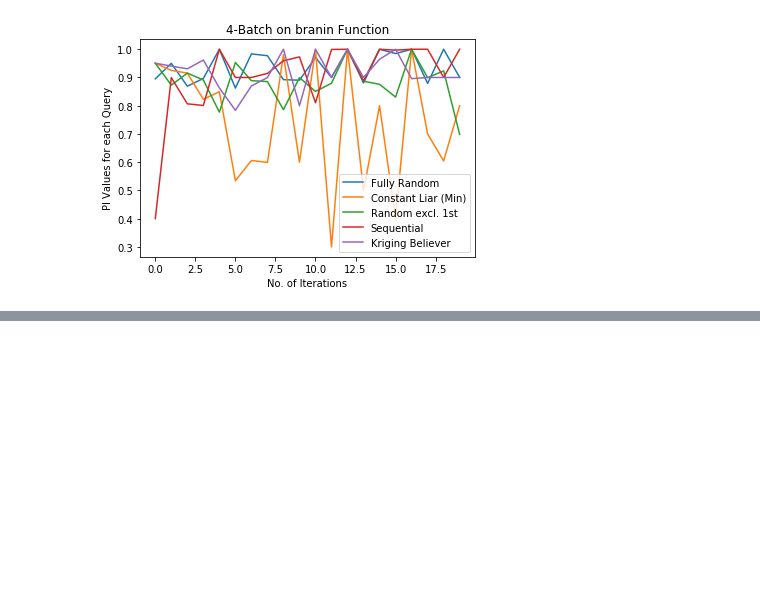
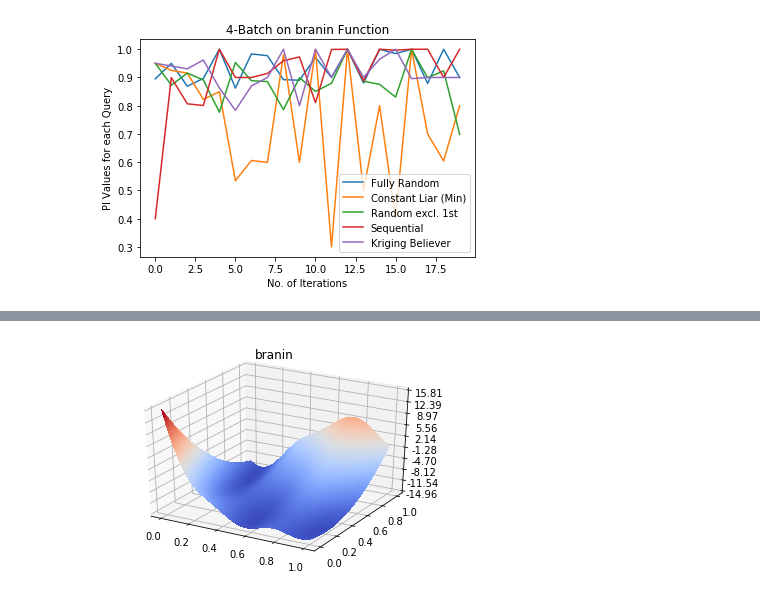
Before and after one commit to jamjs98764/Parallel-Bayesian-Optimisation, a Jupyter notebook: FITBO_GPy-FITBOMM_only/Plotting Results.ipynb, the cells around one changed output, grey strips where cells are left out. Drawn from its saved outputs; the diff is of its cells as text; code cells hidden in the pictures; blank space fills up the shorter version.

```diff
--- a/FITBO_GPy-FITBOMM_only/Plotting Results.ipynb
+++ b/FITBO_GPy-FITBOMM_only/Plotting Results.ipynb
@@ -321,0 +256,84 @@ b.shape
+# %%
+from Test_Funcs import egg,hartmann,branin
+from mpl_toolkits.mplot3d import axes3d, Axes3D
+from matplotlib import cm
+from matplotlib.ticker import LinearLocator, FormatStrFormatter
+
+selected_func = "branin"
+
+funcs = {
+    "branin": branin,
+    "egg": egg,
+    "hartmann": hartmann
+}
+
+# Minimum y value
+min_y_dict = {
+    "hartmann": np.array([-18.22368011]),
+    "egg": np.array([-9.596407]),
+    "branin": np.array([-14.96021125])
+}
+
+# Minimiser x value
+min_x_dict = {
+    "hartmann": np.array([[0.20169, 0.150011, 0.476874, 0.275332, 0.311652, 0.6573]]),
+    "egg": np.array([[1.0, 0.7895]]),
+    "branin": np.array([[0.1239, 0.8183],[0.5428, 0.1517],[0.9617, 0.1650]])
+}
+
+# Dimensions
+dim_dict = {
+    "hartmann": 6,
+    "egg": 2,
+    "branin": 2
+}
+
+graph_title = {
+    "egg": "2D plot for Normalised Egg Function",
+    "branin": "2D plot for Normalised Branin Function"
+}
+
+
+
+def plot_contour_2d(selected_func, past_x = None):
+    x_min = min_x_dict[selected_func]
+    func = funcs[selected_func]
+
+    x1 = np.linspace(0.0, 1.0, 100)
+    x2 = np.linspace(0.0, 1.0, 100)
+    X1, X2 = np.meshgrid(x1, x2)
+    X = np.hstack((X1.reshape(100*100,1),X2.reshape(100*100,1)))
+    Y = func(X)
+
+
+    fig = plt.figure()
+    ax = fig.gca(projection='3d')
+    ax.plot_surface(X1, X2, Y.reshape((100,100)), rstride=1, cstride=1, cmap=cm.coolwarm, linewidth=0, antialiased=False)
+    ax.zaxis.set_major_locator(LinearLocator(10))
+    ax.zaxis.set_major_formatter(FormatStrFormatter('%.02f'))
+    ax.set_title(selected_func)
+
+
+    plt.figure()
+    plt.contourf(X1, X2, Y.reshape((100,100)),100)
+    if (len(x_min)>1):
+        plt.plot(np.array(x_min)[:,0], np.array(x_min)[:,1], 'w.', markersize=20, label='Global Minimums')
+    else:
+        plt.plot(x_min[0][0], x_min[0][1], 'w.', markersize=20, label='Global Minimum')
+    plt.legend()
+    plt.colorbar()
+    plt.xlabel('X1')
+    plt.ylabel('X2')
+    plt.title(graph_title[selected_func])
+
+    lons = np.array([0.1,0.3,0.6])
+    lats = np.array([0.1,0.3,0.6])
+    vals = np.array([1,3,6])
+
+    plt.scatter(lons, lats, c=vals, cmap='afmhot')
+    plt.colorbar()
+    plt.show()
+
+plot_contour_2d(selected_func)
+# %% [output]
+[figure, added]
```
Also changed, not shown: parts of 13 cells of this notebook, 5 other files.
